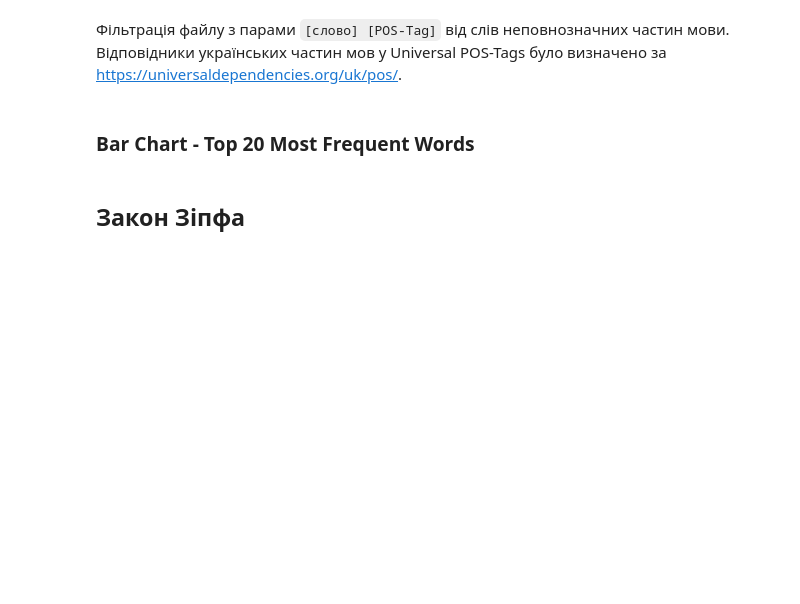
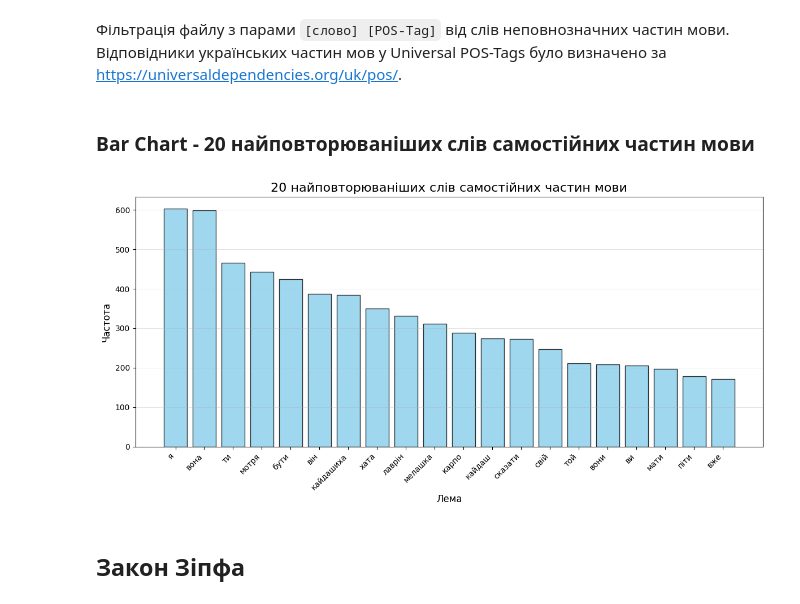
Before and after one commit to mzabrodin/nlp-book-analysis, a Jupyter notebook: lab02/Zabrodin_file_5.ipynb, the cells around one changed output. Saved outputs shown, nothing was run; the diff lists cells and outputs as text; code cells hidden in the pictures; blank space fills up the shorter version.

Commit message:
fix charts names

```diff
--- a/lab02/Zabrodin_file_5.ipynb
+++ b/lab02/Zabrodin_file_5.ipynb
@@ -28,5 +27,3 @@ with open(INPUT_FILE, "r", encoding="utf-8") as f:
 
 with open(OUTPUT_FILE, "w", encoding="utf-8") as f:
     f.writelines(filtered_lines)
-# %% [markdown]
-### Bar Chart - Top 20 Most Frequent Words
@@ -60,3 +30,34 @@ plt.show()
+# %% [markdown]
+### Bar Chart - 20 найповторюваніших слів самостійних частин мови
+# %%
+INPUT_FILE = "Zabrodin_file_4.txt"
+OUTPUT_IMAGE = "Zabrodin_top_20.png"
+
+words = []
+
+with open(INPUT_FILE, "r", encoding="utf-8") as f:
+    for line in f:
+        words.append(line.strip().split()[0].lower())
+
+TOP_N = 20
+top_N = Counter(words).most_common(TOP_N)
+lemma, frequency = zip(*top_N)
+
+plt.figure(figsize=(12, 6))
+plt.bar(lemma, frequency, color='skyblue', edgecolor='black', alpha=0.8)
+
+plt.title(f"{TOP_N} найповторюваніших слів самостійних частин мови", fontsize=16)
+plt.xlabel("Лема", fontsize=12)
+plt.ylabel("Частота", fontsize=12)
+plt.xticks(rotation=45, ha='right', fontsize=10)
+plt.grid(axis='y', linestyle='-', alpha=0.5)
+plt.tight_layout()
+
+plt.savefig(OUTPUT_IMAGE, format='png', transparent=True, dpi=300)
+
+plt.show()
+# %% [output]
+[figure, added]
 # %% [markdown]
 ## Закон Зіпфа
 # %% [markdown]
```
Also changed, not shown: parts of 7 cells of this notebook, 3 other files.
